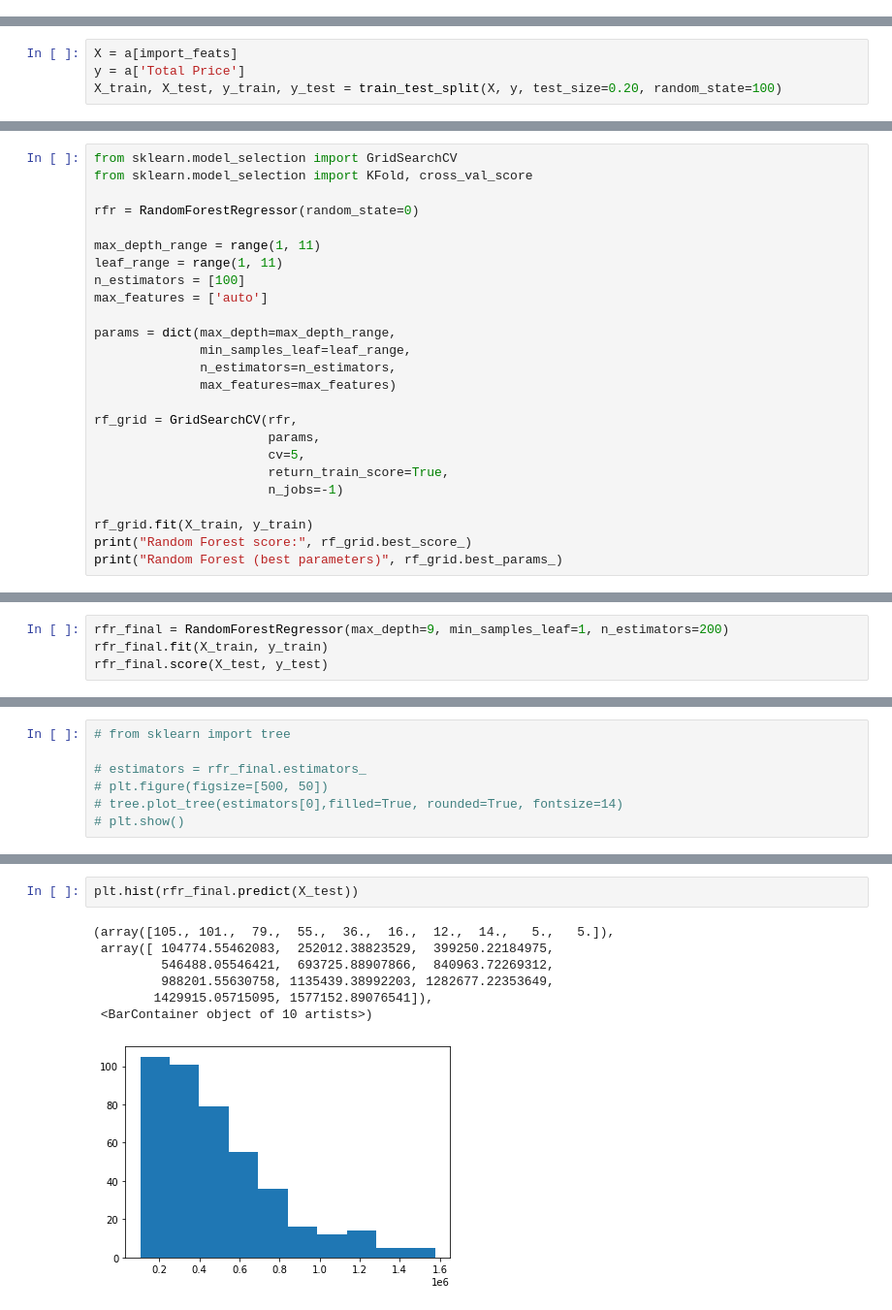
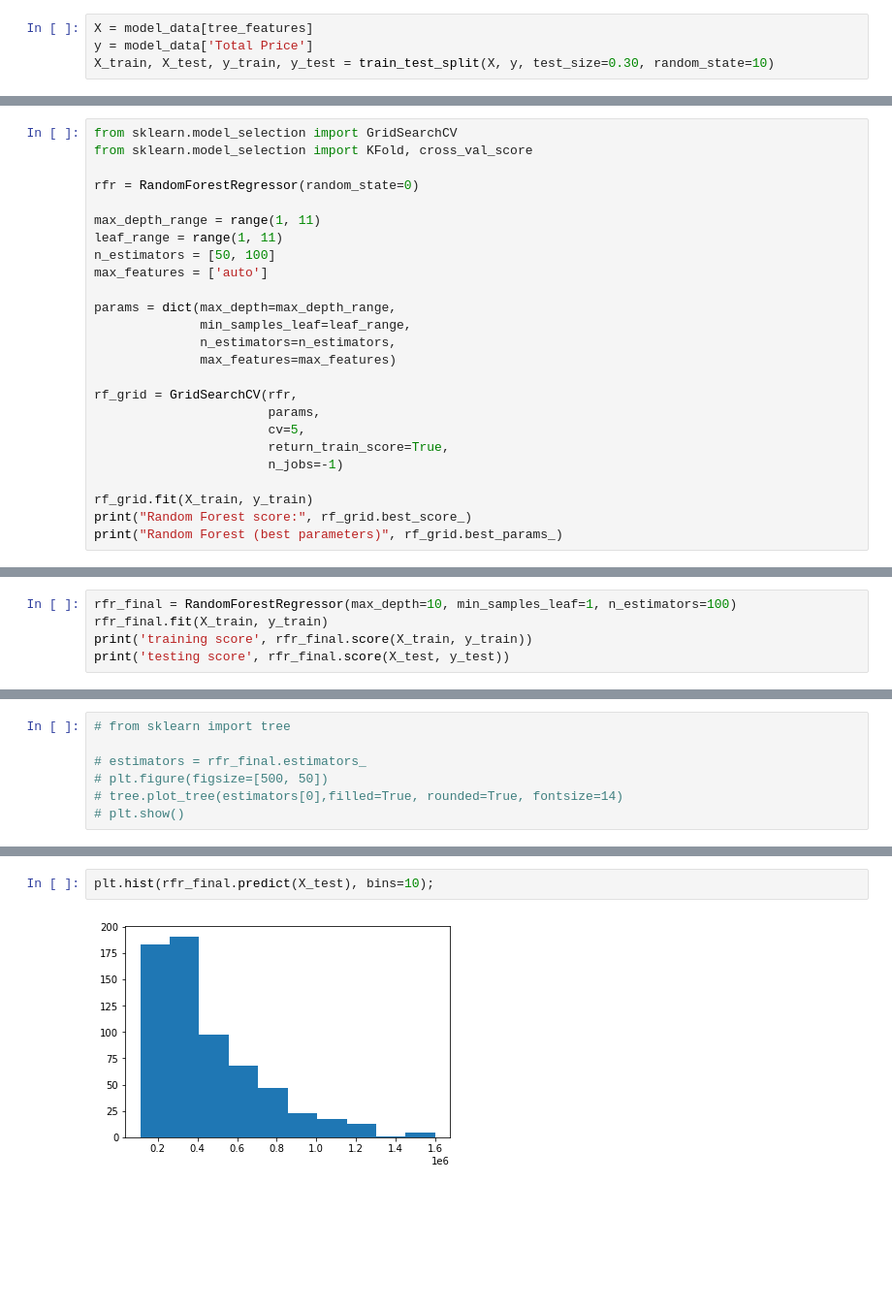
Before and after one commit to dirtylittledirtbike/project_2, a Jupyter notebook: eda_notebook.ipynb, the cells around one changed output, grey strips where cells are left out. Shown at 97% size. Saved outputs shown, nothing was run; the diff lists cells and outputs as text; blank space fills up the shorter version.

Commit message:
cleaner notebooks and lat/lng for datasets in clean data folder

```diff
--- a/eda_notebook.ipynb
+++ b/eda_notebook.ipynb
@@ -461,0 +510,4 @@ RandomForestRegressor(max_depth=5, random_state=0)
+# %%
+X = model_data[tree_features]
+y = model_data['Total Price']
+X_train, X_test, y_train, y_test = train_test_split(X, y, test_size=0.30, random_state=10)
@@ -542,4 +528,0 @@ import_feats = ['Bedrooms', 'Bathrooms',
-# %%
-X = a[import_feats]
-y = a['Total Price']
-X_train, X_test, y_train, y_test = train_test_split(X, y, test_size=0.20, random_state=100)
@@ -551,7 +550,7 @@ rfr = RandomForestRegressor(random_state=0)
 
 max_depth_range = range(1, 11)
 leaf_range = range(1, 11)
-n_estimators = [100]
+n_estimators = [50, 100]
 max_features = ['auto']
 
 params = dict(max_depth=max_depth_range,
@@ -574,5 +573,6 @@ Random Forest (best parameters) {'max_depth': 9, 'max_features': 'auto', 'min_sa
 # %%
-rfr_final = RandomForestRegressor(max_depth=9, min_samples_leaf=1, n_estimators=200)
+rfr_final = RandomForestRegressor(max_depth=10, min_samples_leaf=1, n_estimators=100)
 rfr_final.fit(X_train, y_train)
-rfr_final.score(X_test, y_test)
+print('training score', rfr_final.score(X_train, y_train))
+print('testing score', rfr_final.score(X_test, y_test))
 # %% [output]
@@ -615,10 +616,4 @@ Text(0, 0.5, 'Predicted')
 # %%
-plt.hist(rfr_final.predict(X_test))
+plt.hist(rfr_final.predict(X_test), bins=10);
 # %% [output]
-(array([105., 101.,  79.,  55.,  36.,  16.,  12.,  14.,   5.,   5.]),
- array([ 104774.55462083,  252012.38823529,  399250.22184975,
-         546488.05546421,  693725.88907866,  840963.72269312,
-         988201.55630758, 1135439.38992203, 1282677.22353649,
-        1429915.05715095, 1577152.89076541]),
- <BarContainer object of 10 artists>)
-[figure, old version]
+[figure, new version]
```
Also changed, not shown: parts of 84 cells of this notebook, 5 other files.
